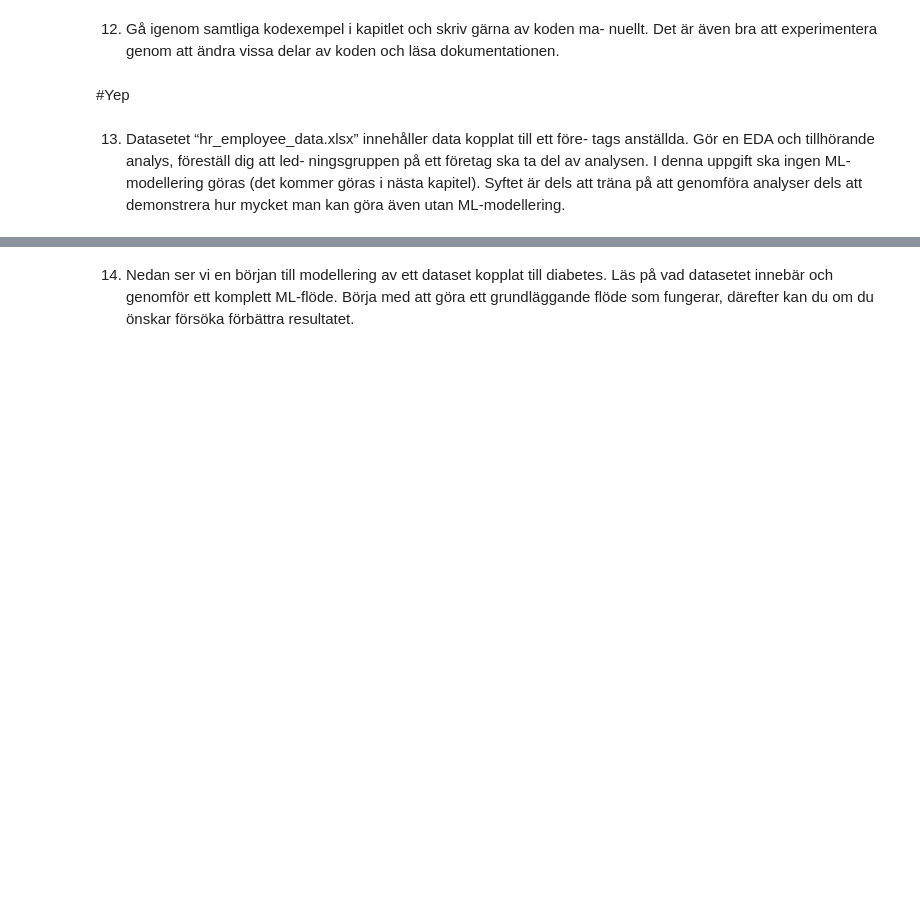
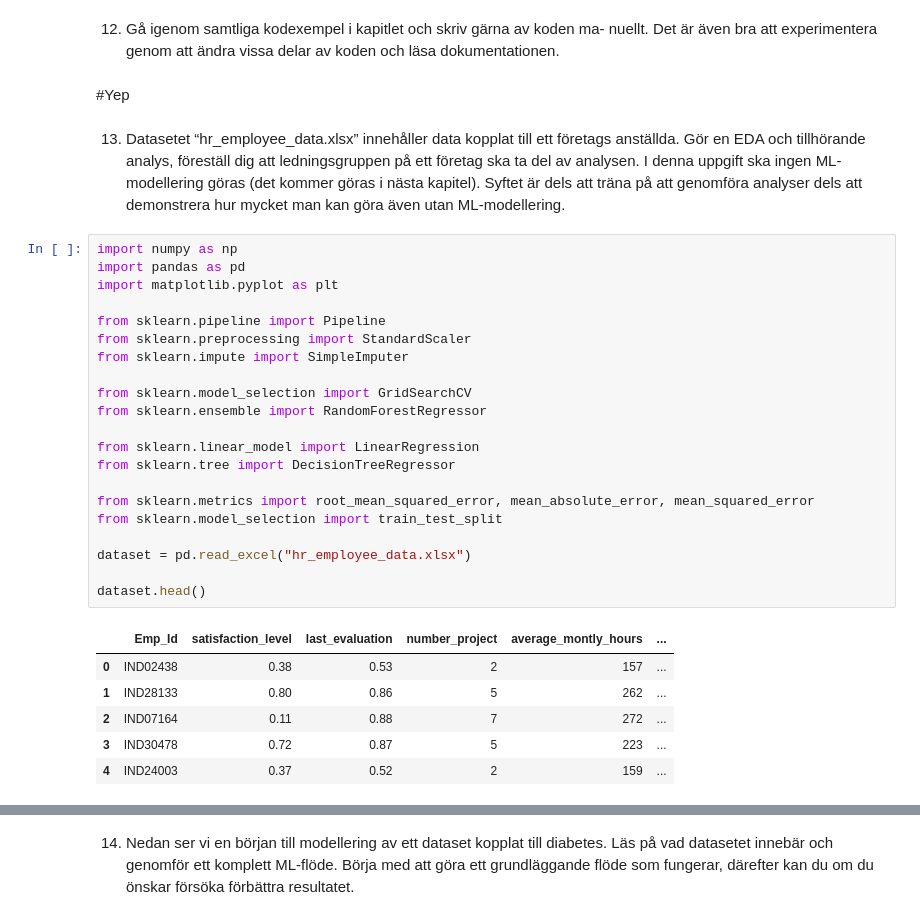
Before and after one commit to OscarWEdu/ai1kk, a Jupyter notebook: kap3.ipynb, the cells around one changed output, grey strips where cells are left out. Saved outputs shown, nothing was run; the diff lists cells and outputs as text; blank space fills up the shorter version.

```diff
--- a/kap3.ipynb
+++ b/kap3.ipynb
@@ -95,9 +95,33 @@ koden och läsa dokumentationen.
 # %% [markdown]
 #Yep
 # %% [markdown]
-13. Datasetet “hr_employee_data.xlsx” innehåller data kopplat till ett före-
-tags anställda. Gör en EDA och tillhörande analys, föreställ dig att led-
-ningsgruppen på ett företag ska ta del av analysen. I denna uppgift ska
-ingen ML-modellering göras (det kommer göras i nästa kapitel). Syftet är
-dels att träna på att genomföra analyser dels att demonstrera hur mycket
-man kan göra även utan ML-modellering.
+13. Datasetet “hr_employee_data.xlsx” innehåller data kopplat till ett företags anställda.
+Gör en EDA och tillhörande analys, föreställ dig att ledningsgruppen på ett företag ska ta del av analysen. I denna uppgift ska ingen ML-modellering göras (det kommer göras i nästa kapitel). Syftet är dels att träna på att genomföra analyser dels att demonstrera hur mycket man kan göra även utan ML-modellering.
+# %%
+import numpy as np
+import pandas as pd
+import matplotlib.pyplot as plt
+
+from sklearn.pipeline import Pipeline
+from sklearn.preprocessing import StandardScaler
+from sklearn.impute import SimpleImputer
+
+from sklearn.model_selection import GridSearchCV
+from sklearn.ensemble import RandomForestRegressor
+
+from sklearn.linear_model import LinearRegression
+from sklearn.tree import DecisionTreeRegressor
+
+from sklearn.metrics import root_mean_squared_error, mean_absolute_error, mean_squared_error
+from sklearn.model_selection import train_test_split
+
+dataset = pd.read_excel("hr_employee_data.xlsx")
+
+dataset.head()
+# %% [output]
+|  | Emp_Id | satisfaction_level | last_evaluation | number_project | average_montly_hours | ... |
+| 0 | IND02438 | 0.38 | 0.53 | 2 | 157 | ... |
+| 1 | IND28133 | 0.80 | 0.86 | 5 | 262 | ... |
+| 2 | IND07164 | 0.11 | 0.88 | 7 | 272 | ... |
+| 3 | IND30478 | 0.72 | 0.87 | 5 | 223 | ... |
+| 4 | IND24003 | 0.37 | 0.52 | 2 | 159 | ... |
```
Also changed, not shown: parts of 4 cells of this notebook, 1 other file.
